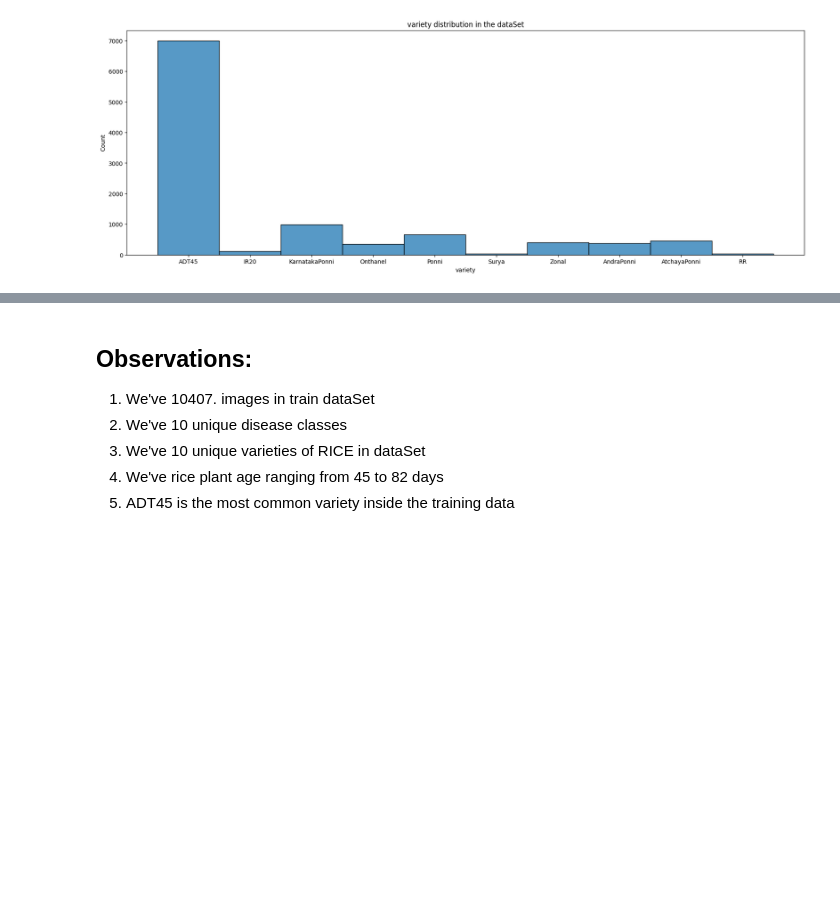
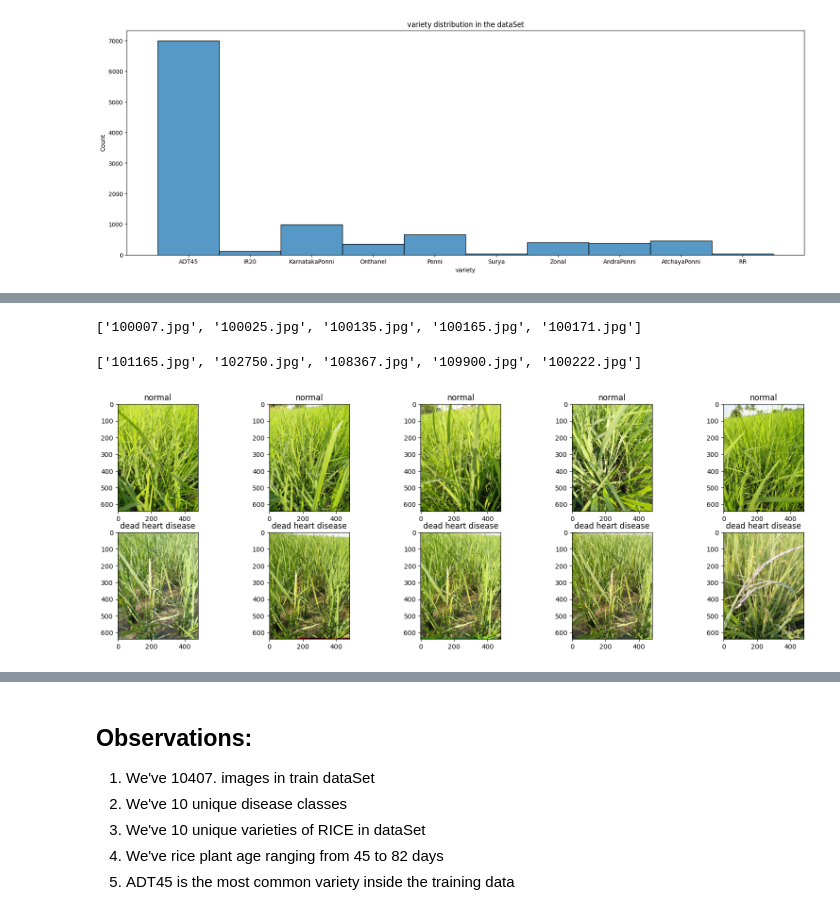
Before and after one commit to Jtithy/Rice_Disease_Classification-Peddy_Disease, a Jupyter notebook: 02_rice_disease_classification.ipynb, the cells around one changed output, grey strips where cells are left out. Cells and saved outputs as stored; diff of their text form; code cells hidden in the pictures; blank space fills up the shorter version.

```diff
--- a/02_rice_disease_classification.ipynb
+++ b/02_rice_disease_classification.ipynb
@@ -71,0 +80,32 @@ plt.show()
+# %%
+normal = dataSet[dataSet['label'] == 'normal']
+normal = normal[normal['variety'] == 'ADT45']
+five_normals = normal.image_id[:5].values
+five_normals.tolist()
+# %% [output]
+['100007.jpg', '100025.jpg', '100135.jpg', '100165.jpg', '100171.jpg']
+# %%
+dead = dataSet[dataSet['label'] == 'dead_heart']
+dead = dead[dead['variety'] == 'ADT45']
+five_deads = dead.image_id[:5].values
+five_deads.tolist()
+# %% [output]
+['101165.jpg', '102750.jpg', '108367.jpg', '109900.jpg', '100222.jpg']
+# %%
+# make plot of images just to have an idea
+plt.figure(figsize=(20,10))
+columns = 5
+path = './dataSet/train_images/'
+for i, image_loc in enumerate(np.concatenate((five_normals, five_deads))):
+    plt.subplot(10//columns + 1, columns, i+1)
+
+    if i< 5:
+         image=plt.imread(path+"normal/"+image_loc)
+         plt.title("normal")
+    else:
+         plt.title("dead heart disease")
+         image = plt.imread(path +"dead_heart/"+ image_loc)
+
+    plt.imshow(image)
+# %% [output]
+[figure, added]
```
Also changed, not shown: parts of 2 cells of this notebook.
